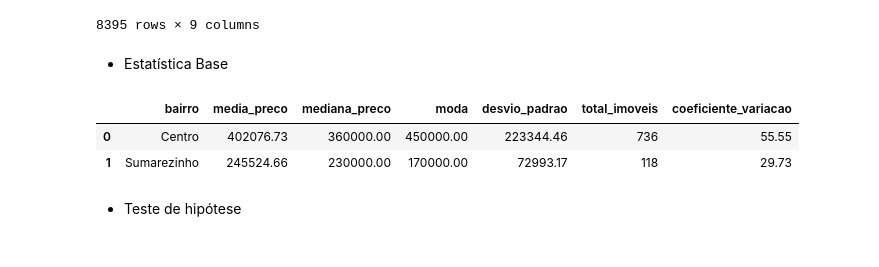
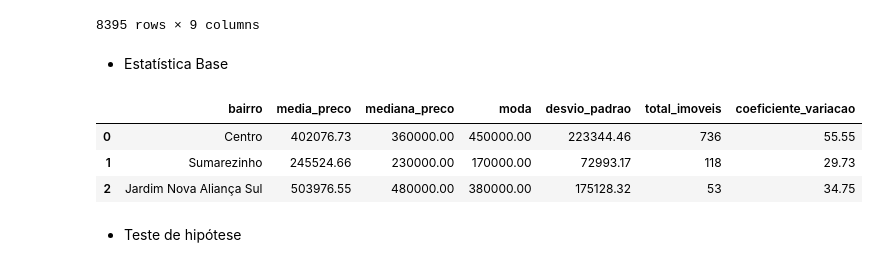
Before and after one commit to rodrigorocha1/extracao_viva_real_selenium, a Jupyter notebook: notebooks_exemplo/visualizacaov2.ipynb, the cells around one changed output. Cells and saved outputs as stored; diff of their text form; code cells hidden in the pictures.

```diff
--- a/notebooks_exemplo/visualizacaov2.ipynb
+++ b/notebooks_exemplo/visualizacaov2.ipynb
@@ -191,11 +215,12 @@ base_original
 # %% [markdown]
 - Estatística Base
 # %%
-obter_estatistica(bairros=['Centro', 'Sumarezinho'], base_original_completa=base_original)
+obter_estatistica(bairros=['Centro', 'Sumarezinho', 'Jardim Nova Aliança Sul'], base_original_completa=base_original)
 # %% [output]
 |  | bairro | media_preco | mediana_preco | moda | desvio_padrao | total_imoveis | coeficiente_variacao |
 | 0 | Centro | 402076.73 | 360000.00 | 450000.00 | 223344.46 | 736 | 55.55 |
 | 1 | Sumarezinho | 245524.66 | 230000.00 | 170000.00 | 72993.17 | 118 | 29.73 |
+| 2 | Jardim Nova Aliança Sul | 503976.55 | 480000.00 | 380000.00 | 175128.32 | 53 | 34.75 |
 # %% [markdown]
  - Teste de hipótese
 # %% [markdown]
```
Also changed, not shown: parts of 9 cells of this notebook, 6 other files.
